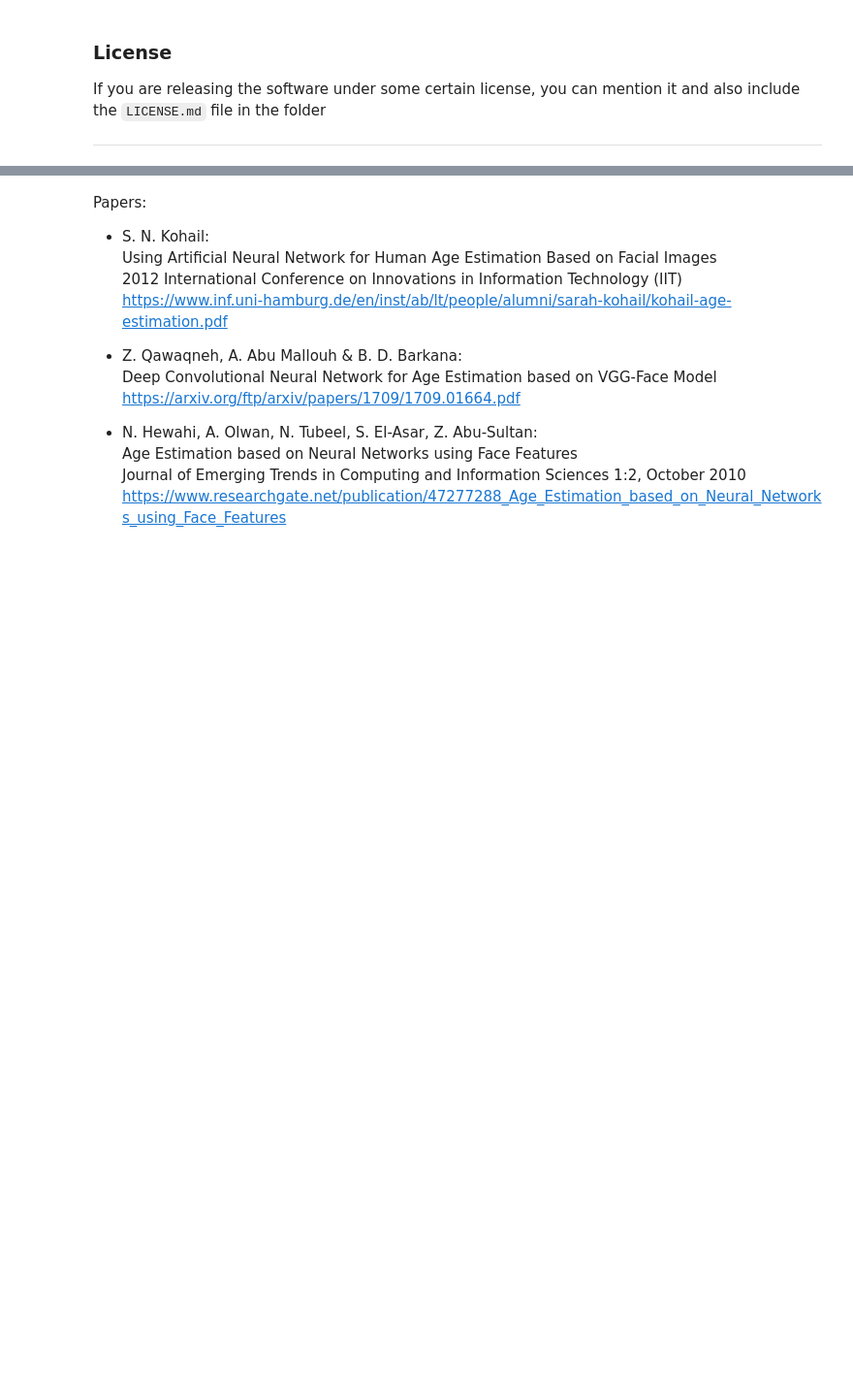
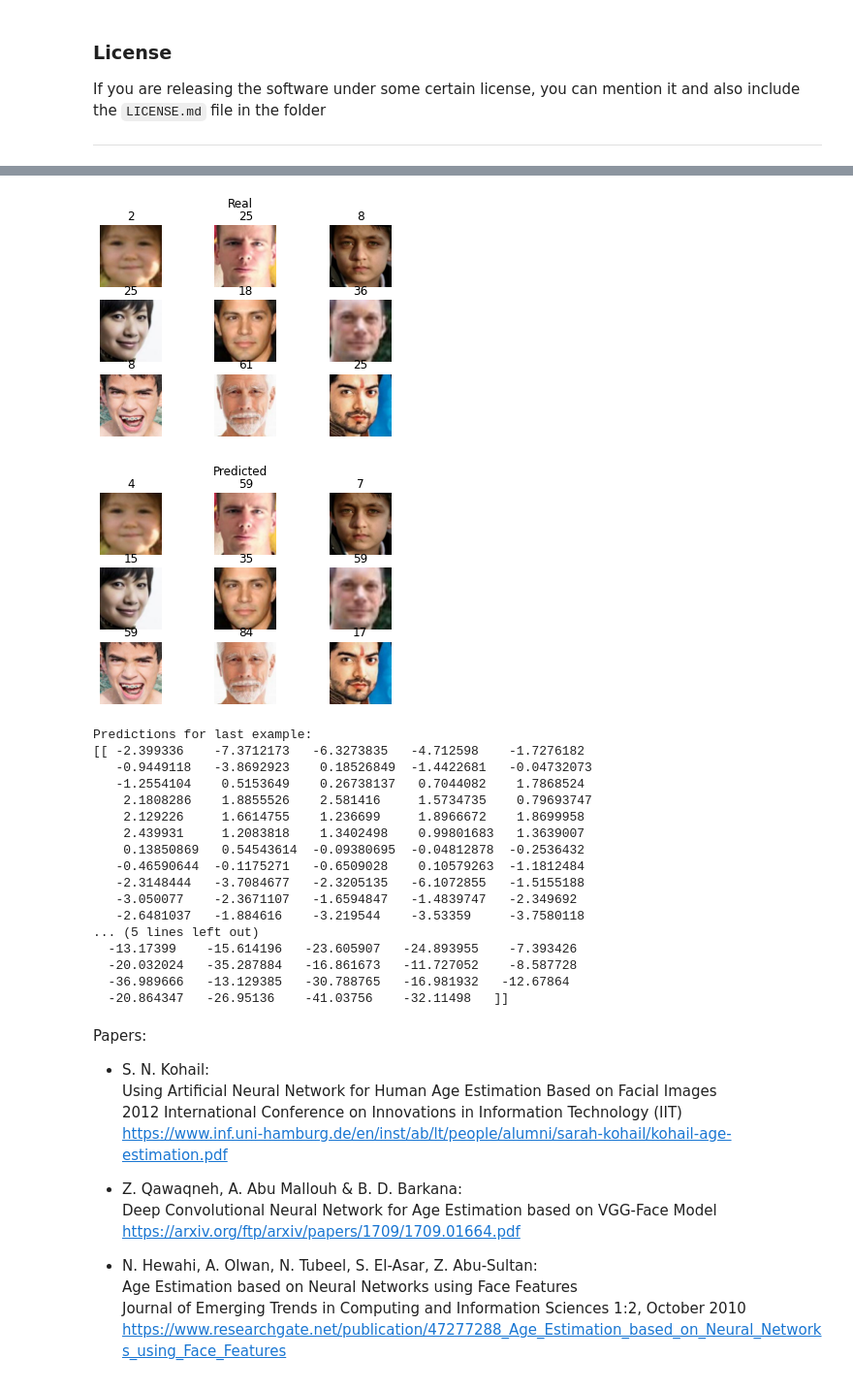
Before and after one commit to opencampus-sh/project_template_folder, a Jupyter notebook: code/Project_Notebook.ipynb, the cells around one changed output, grey strips where cells are left out. Shown at 97% size. Saved outputs shown, nothing was run; the diff lists cells and outputs as text; code cells hidden in the pictures; blank space fills up the shorter version.

```diff
--- a/code/Project_Notebook.ipynb
+++ b/code/Project_Notebook.ipynb
@@ -113,0 +214,51 @@ Text(0, 0.5, '#Examples')
+# %%
+#Show one random image from dataset, including label
+
+example_batch = val_ds.take(1)
+
+#x and y are one batch array of examples and labels
+x,y = iter(example_batch).get_next()
+
+for i in range(9):
+    ax = plt.subplot(3, 3, i + 1)
+    plt.imshow(x[i].numpy().astype("uint8"))
+    plt.title(y[i].numpy())
+    plt.axis("off")
+    plt.suptitle("Real")
+
+plt.show()
+
+for i in range(9):
+    ax = plt.subplot(3, 3, i + 1)
+    plt.imshow(x[i].numpy().astype("uint8"))
+    predictions = model.predict(np.expand_dims(x[i], axis=0))
+    best_prediction = np.argmax(predictions)
+    #No need to map prediction index to label, because they are identical in our case
+    plt.title(best_prediction)
+    plt.axis("off")
+    plt.suptitle("Predicted")
+
+plt.show()
+
+print("Predictions for last example:")
+print(predictions)
+# %% [output]
+[figure, added]
+[figure, added]
+Predictions for last example:
+[[ -2.399336    -7.3712173   -6.3273835   -4.712598    -1.7276182
+   -0.9449118   -3.8692923    0.18526849  -1.4422681   -0.04732073
+   -1.2554104    0.5153649    0.26738137   0.7044082    1.7868524
+    2.1808286    1.8855526    2.581416     1.5734735    0.79693747
+    2.129226     1.6614755    1.236699     1.8966672    1.8699958
+    2.439931     1.2083818    1.3402498    0.99801683   1.3639007
+    0.13850869   0.54543614  -0.09380695  -0.04812878  -0.2536432
+   -0.46590644  -0.1175271   -0.6509028    0.10579263  -1.1812484
+   -2.3148444   -3.7084677   -2.3205135   -6.1072855   -1.5155188
+   -3.050077    -2.3671107   -1.6594847   -1.4839747   -2.349692
+   -2.6481037   -1.884616    -3.219544    -3.53359     -3.7580118
+... (5 lines left out)
+  -13.17399    -15.614196   -23.605907   -24.893955    -7.393426
+  -20.032024   -35.287884   -16.861673   -11.727052    -8.587728
+  -36.989666   -13.129385   -30.788765   -16.981932   -12.67864
+  -20.864347   -26.95136    -41.03756    -32.11498   ]]
```
Also changed, not shown: parts of 10 cells of this notebook.
